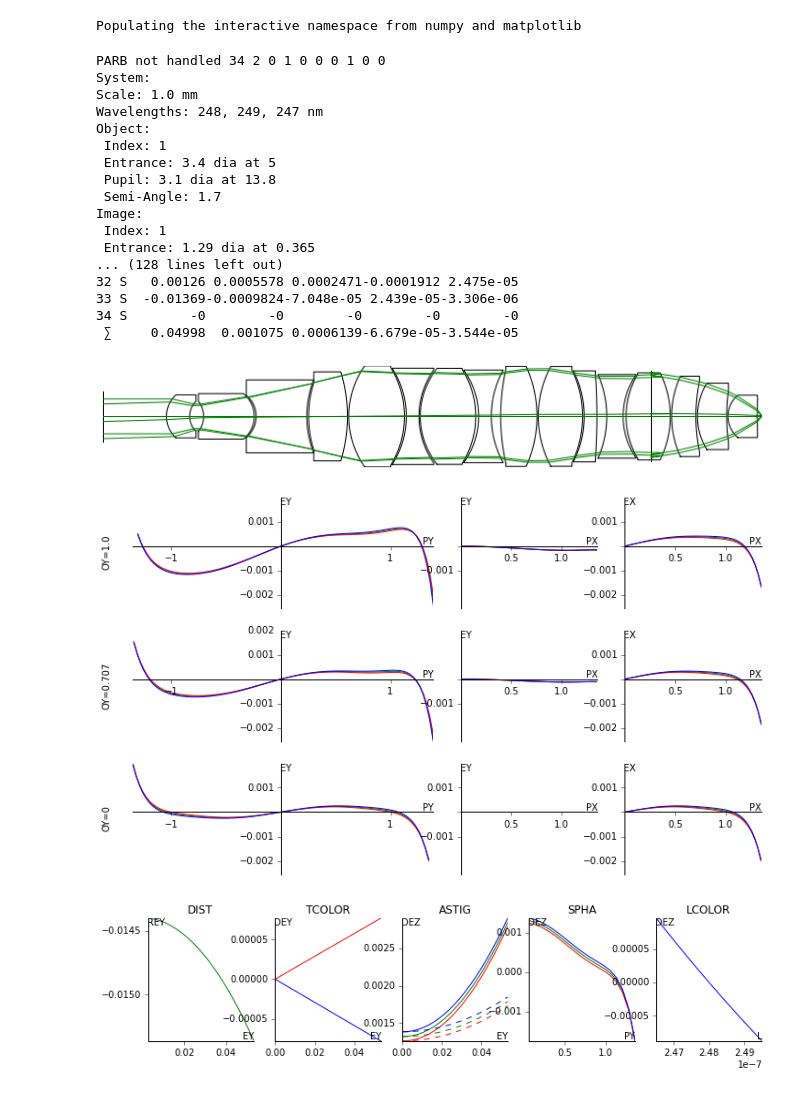
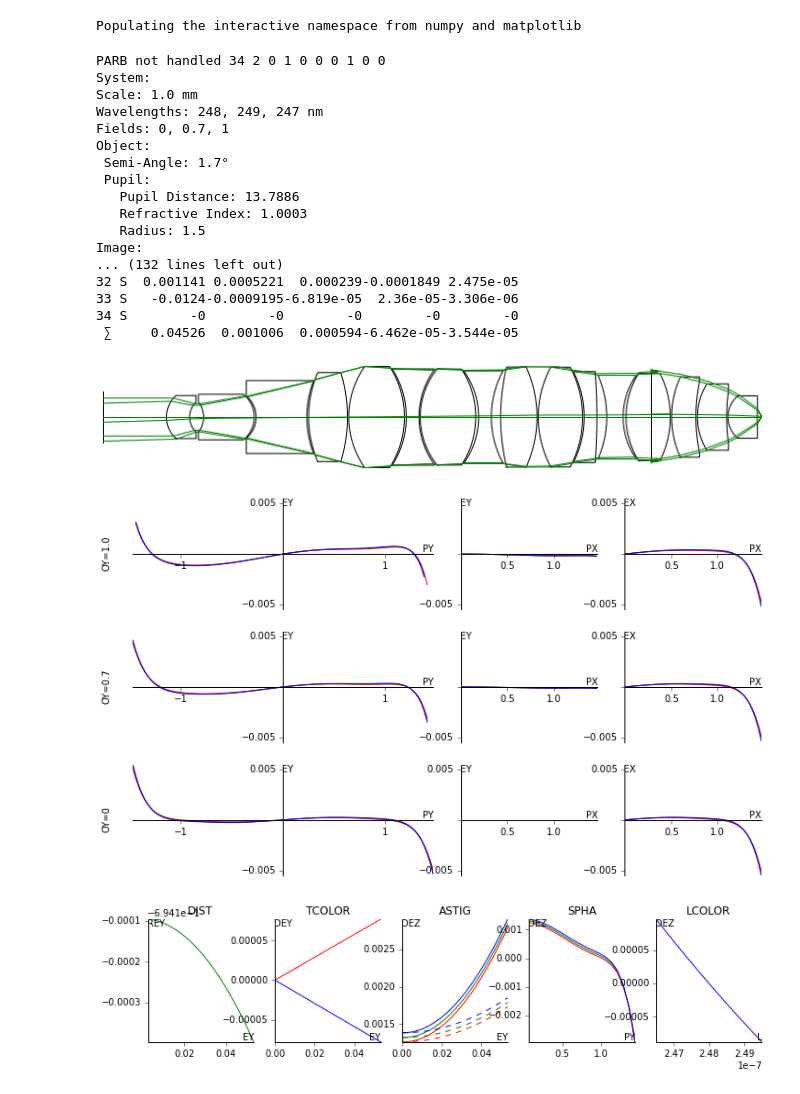
Before and after one commit to quartiq/rayopt-notebooks, a Jupyter notebook: microscope_uv_100x_US06507442-1.ipynb, the cells around one changed output. Saved outputs shown, nothing was run; the diff lists cells and outputs as text; code cells hidden in the pictures.

```diff
--- a/microscope_uv_100x_US06507442-1.ipynb
+++ b/microscope_uv_100x_US06507442-1.ipynb
@@ -16,38 +16,38 @@ d = requests.get("http://www.lens-designs.com/MicroscopeObjectives/US06507442-1.
 d.encoding = "utf-16"
 # %%
 s = zemax.zmx_to_system(d.text)
-s.object = InfiniteConjugate(angle=np.deg2rad(1.7))
+s.object = InfiniteConjugate(angle_deg=1.7, pupil=dict(radius=1.5))
 s.wavelengths = 248e-9, 249e-9, 247e-9,
+s.fields = [0, .7, 1.]
 s.stop = 8
-s.aperture.radius *= .9
 del s[0]
 s[0].radius = 2.
 s[1].radius = 1.7
 s[1].distance = 5.
 s[2].radius = 1.2
 s[3].radius = 1.2
-#del s[27]
-#s[27].distance = 0.1
 s[-1].distance += 3.7e-3
-a = Analysis(s, resize=False, refocus_paraxial=False, refocus_full=False)
+s.update()
+s.resize_convex()
+a = Analysis(s, refocus_full=False)
 # %% [output]
 PARB not handled 34 2 0 1 0 0 0 1 0 0
 System:
 Scale: 1.0 mm
 Wavelengths: 248, 249, 247 nm
+Fields: 0, 0.7, 1
 Object:
- Index: 1
- Entrance: 3.4 dia at 5
- Pupil: 3.1 dia at 13.8
- Semi-Angle: 1.7
+ Semi-Angle: 1.7°
+ Pupil:
+   Pupil Distance: 13.7886
+   Refractive Index: 1.0003
+   Radius: 1.5
 Image:
- Index: 1
- Entrance: 1.29 dia at 0.365
-... (128 lines left out)
-32 S   0.00126 0.0005578 0.0002471-0.0001912 2.475e-05
-33 S  -0.01369-0.0009824-7.048e-05 2.439e-05-3.306e-06
+... (132 lines left out)
+32 S  0.001141 0.0005221  0.000239-0.0001849 2.475e-05
+33 S   -0.0124-0.0009195-6.819e-05  2.36e-05-3.306e-06
 34 S        -0        -0        -0        -0        -0
- ∑     0.04998  0.001075 0.0006139-6.679e-05-3.544e-05
+ ∑     0.04526  0.001006  0.000594-6.462e-05-3.544e-05
-[figure, old version]
+[figure, new version]
-[figure, old version]
+[figure, new version]
-[figure, old version]
+[figure, new version]
```
Also changed, not shown: parts of 3 cells of this notebook.
